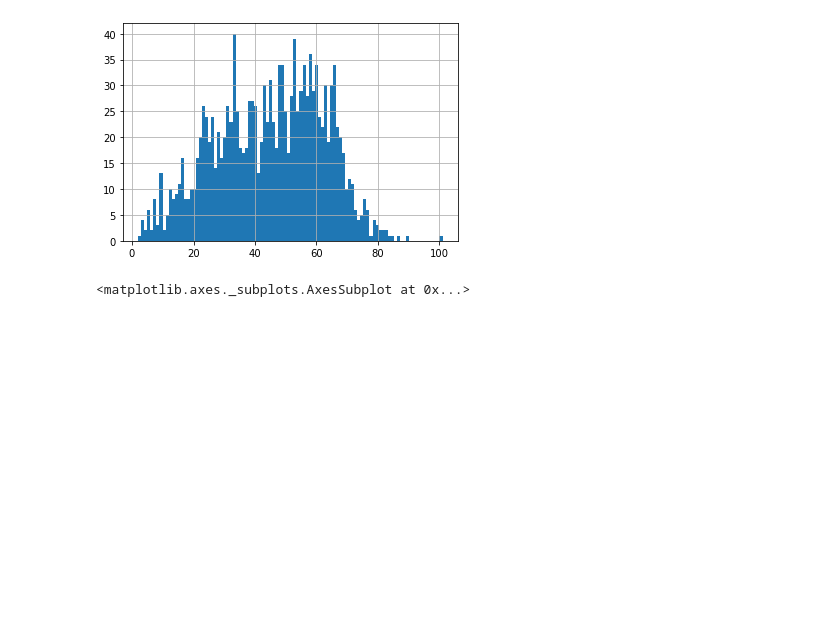
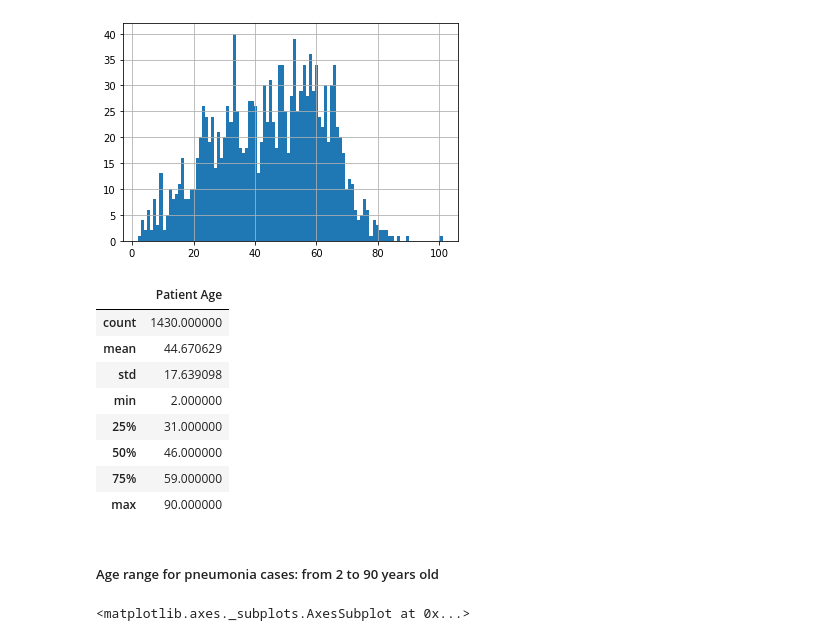
Before and after one commit to glungu/udacity-healthcare-ai, a Jupyter notebook: 02-medical-imaging-2d/project-chest-xray-pneumonia-detection/EDA.ipynb, the cells around one changed output. Saved outputs shown, nothing was run; the diff lists cells and outputs as text; code cells hidden in the pictures; blank space fills up the shorter version.

```diff
--- a/02-medical-imaging-2d/project-chest-xray-pneumonia-detection/EDA.ipynb
+++ b/02-medical-imaging-2d/project-chest-xray-pneumonia-detection/EDA.ipynb
@@ -535,6 +543,20 @@ pneumonia['Patient Age'].hist(bins=100)
 # %% [output]
 <matplotlib.axes._subplots.AxesSubplot at 0x...>
 [figure]
+# %%
+pneumonia[pneumonia['Patient Age'] <= 100][['Patient Age']].describe()
+# %% [output]
+|  | Patient Age |
+| count | 1430.000000 |
+| mean | 44.670629 |
+| std | 17.639098 |
+| min | 2.000000 |
+| 25% | 31.000000 |
+| 50% | 46.000000 |
+| 75% | 59.000000 |
+| max | 90.000000 |
+# %% [markdown]
+##### Age range for pneumonia cases: from 2 to 90 years old
 # %%
 pneumonia['Patient Gender'].hist(bins=2)
 # %% [output]
```
Also changed, not shown: parts of 6 cells of this notebook, 1 other file.
